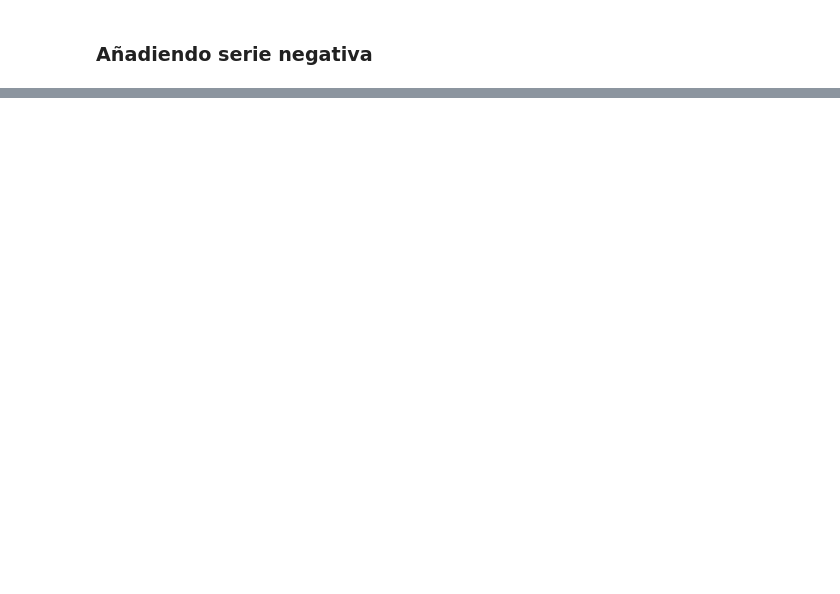
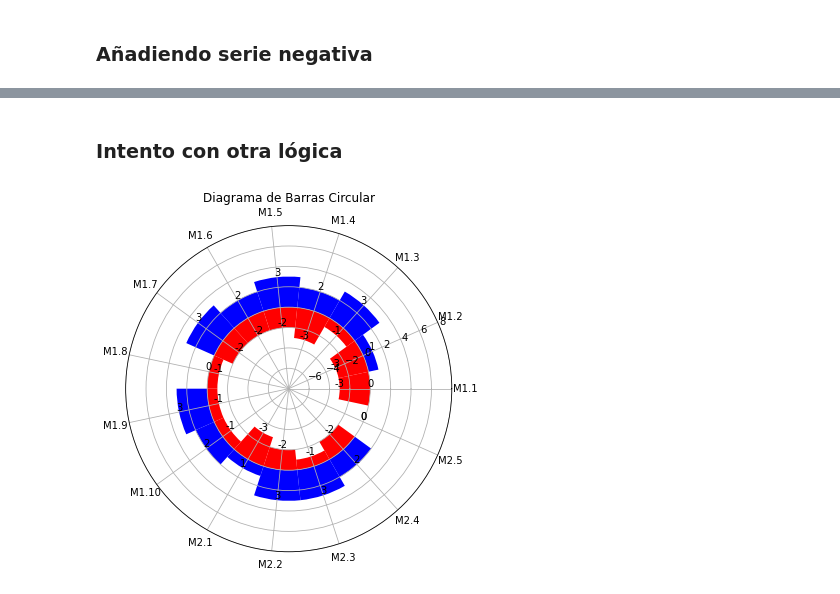
Before and after one commit to alejonaranjo83/mapa_conocimiento_v2, a Jupyter notebook: notebooks/1.2-alejo-simulandov2.ipynb, the cells around one changed output, grey strips where cells are left out. Saved outputs shown, nothing was run; the diff lists cells and outputs as text; code cells hidden in the pictures; blank space fills up the shorter version.

```diff
--- a/notebooks/1.2-alejo-simulandov2.ipynb
+++ b/notebooks/1.2-alejo-simulandov2.ipynb
@@ -501,0 +640,51 @@ plt.show()
+# %% [markdown]
+### Intento con otra lógica
+# %%
+import matplotlib.pyplot as plt
+import numpy as np
+
+# Valores positivos
+positive_values = [0, 1, 3, 2, 3, 2, 3, 0, 3, 2, 1, 3, 3, 2, 0]
+
+# Valores negativos
+negative_values = [-3, -3, -1, -3, -2, -2, -2, -1, -1, -1, -3, -2, -1, -2, 0]
+
+# Nombres de las misiones
+missions = ['M1.1', 'M1.2', 'M1.3', 'M1.4', 'M1.5', 'M1.6', 'M1.7', 'M1.8', 'M1.9', 'M1.10', 'M2.1', 'M2.2', 'M2.3', 'M2.4', 'M2.5']
+
+# Configuración del gráfico polar
+fig = plt.figure(figsize=(6, 6))
+ax = fig.add_subplot(111, polar=True)
+
+ax.set_ylim(-8, 8)
+
+# Calcular el ángulo y la longitud de las barras
+theta = np.linspace(0.0, 2 * np.pi, len(missions), endpoint=False)
+width = (2 * np.pi) / len(missions)
+
+# Graficar las barras positivas hacia afuera del gráfico
+bars_pos = ax.bar(theta, positive_values, width=width, color='blue')
+
+# Graficar las barras negativas hacia el interior del gráfico
+bars_neg = ax.bar(theta, negative_values, width=width, color='red')
+
+# Configuración de las etiquetas y leyendas
+ax.set_xticks(theta)
+ax.set_xticklabels(missions)
+
+# Agregar valores a las barras
+for bar, value in zip(bars_pos, positive_values):
+    height = bar.get_height()
+    ax.text(bar.get_x() + bar.get_width() / 2, height, value, ha='center', va='bottom')
+
+for bar, value in zip(bars_neg, negative_values):
+    height = bar.get_height()
+    ax.text(bar.get_x() + bar.get_width() / 2, height, value, ha='center', va='bottom')
+
+# Título del gráfico
+ax.set_title('Diagrama de Barras Circular')
+
+# Mostrar el gráfico
+plt.show()
+# %% [output]
+[figure, added]
```
Also changed, not shown: parts of 12 cells of this notebook.
